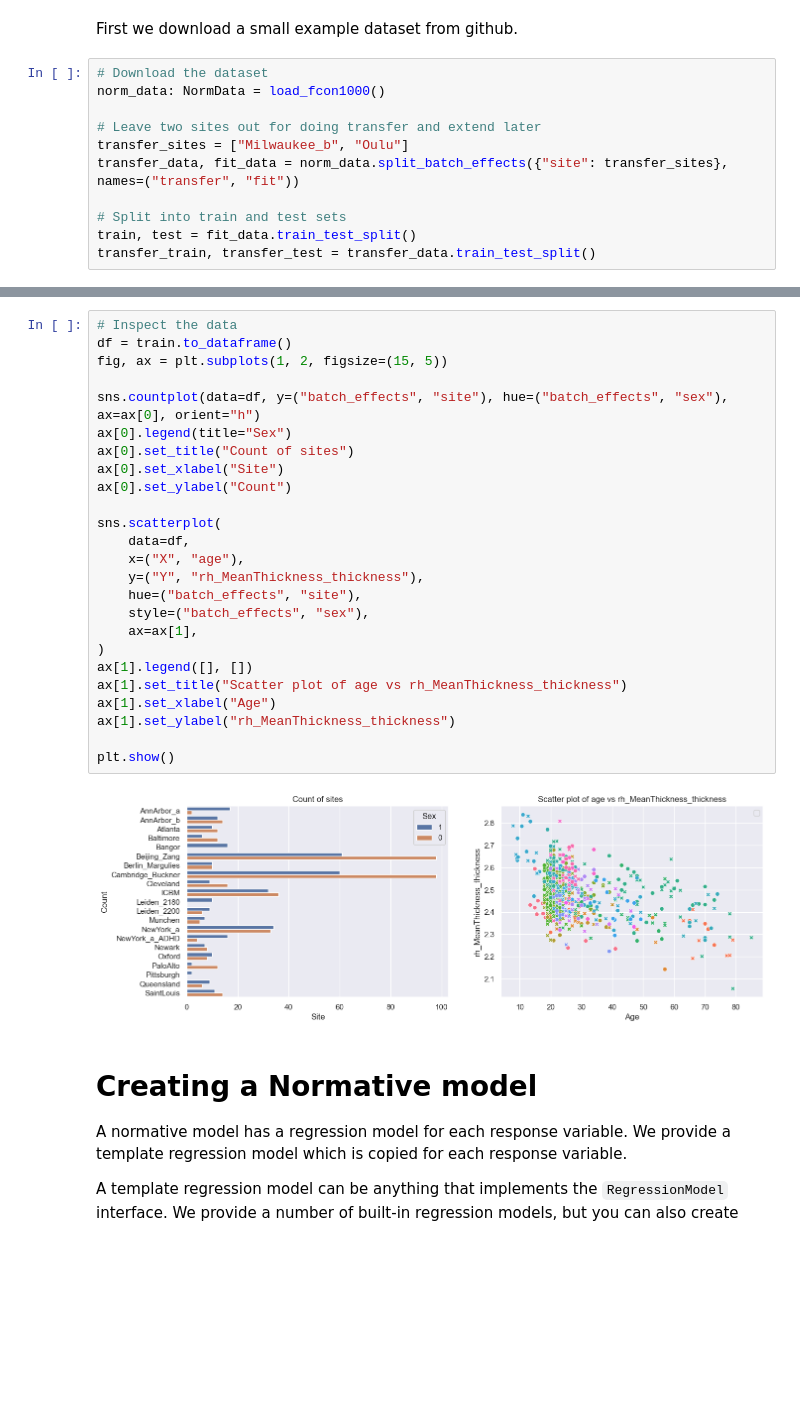
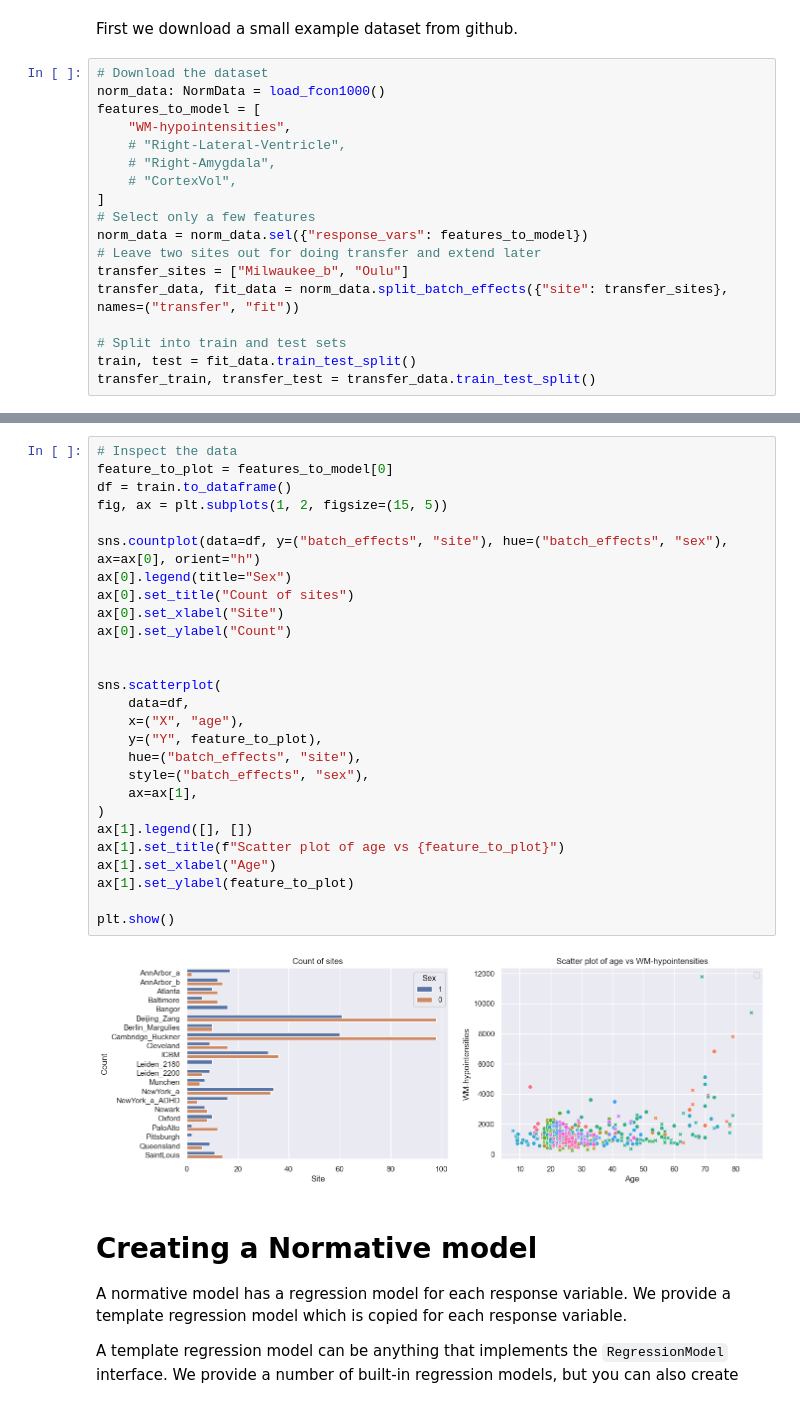
Before and after one commit to amarquand/PCNtoolkit, a Jupyter notebook: examples/01_normative_modelling.ipynb, the cells around one changed output, grey strips where cells are left out. Saved outputs shown, nothing was run; the diff lists cells and outputs as text; blank space fills up the shorter version.

```diff
--- a/examples/01_normative_modelling.ipynb
+++ b/examples/01_normative_modelling.ipynb
@@ -50,7 +51,14 @@ First we download a small example dataset from github.
 # %%
 # Download the dataset
 norm_data: NormData = load_fcon1000()
-
+features_to_model = [
+    "WM-hypointensities",
+    # "Right-Lateral-Ventricle",
+    # "Right-Amygdala",
+    # "CortexVol",
+]
+# Select only a few features
+norm_data = norm_data.sel({"response_vars": features_to_model})
 # Leave two sites out for doing transfer and extend later
 transfer_sites = ["Milwaukee_b", "Oulu"]
 transfer_data, fit_data = norm_data.split_batch_effects({"site": transfer_sites}, names=("transfer", "fit"))
@@ -63,30 +69,32 @@ Warning: remove_NAN is set to False. Missing (NaN) values may cause errors durin
 # %%
 # Inspect the data
+feature_to_plot = features_to_model[0]
 df = train.to_dataframe()
 fig, ax = plt.subplots(1, 2, figsize=(15, 5))
 
 sns.countplot(data=df, y=("batch_effects", "site"), hue=("batch_effects", "sex"), ax=ax[0], orient="h")
 ax[0].legend(title="Sex")
 ax[0].set_title("Count of sites")
 ax[0].set_xlabel("Site")
 ax[0].set_ylabel("Count")
 
+
 sns.scatterplot(
     data=df,
     x=("X", "age"),
-    y=("Y", "rh_MeanThickness_thickness"),
+    y=("Y", feature_to_plot),
     hue=("batch_effects", "site"),
     style=("batch_effects", "sex"),
     ax=ax[1],
 )
 ax[1].legend([], [])
-ax[1].set_title("Scatter plot of age vs rh_MeanThickness_thickness")
+ax[1].set_title(f"Scatter plot of age vs {feature_to_plot}")
 ax[1].set_xlabel("Age")
-ax[1].set_ylabel("rh_MeanThickness_thickness")
+ax[1].set_ylabel(feature_to_plot)
 
 plt.show()
 # %% [output]
-[figure, old version]
+[figure, new version]
 # %% [markdown]
 # Creating a Normative model
 
```
Also changed, not shown: parts of 22 cells of this notebook, 6 other files.
